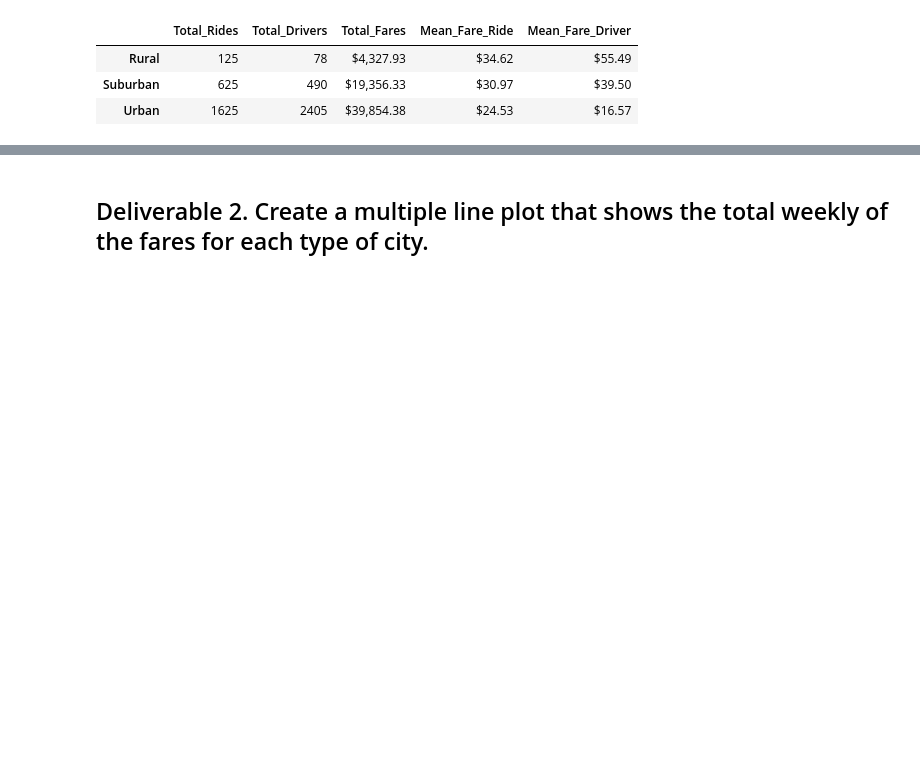
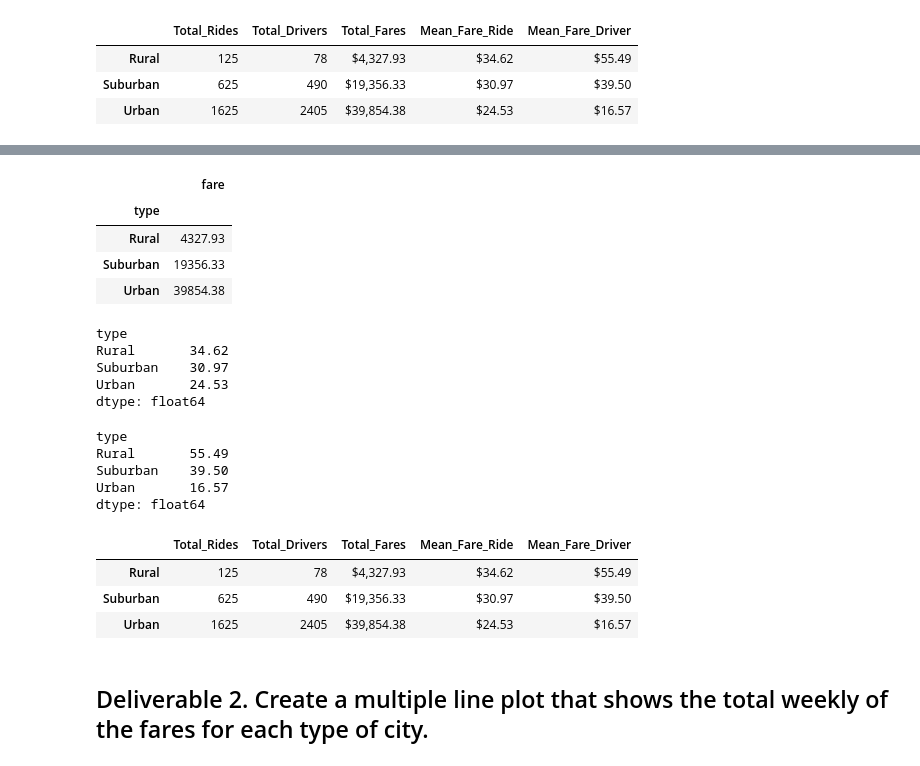
Before and after one commit to nabilram/pyber_analytics, a Jupyter notebook: PyBer_Challenge.ipynb, the cells around one changed output, grey strips where cells are left out. Cells and saved outputs as stored; diff of their text form; code cells hidden in the pictures; blank space fills up the shorter version.

```diff
--- a/PyBer_Challenge.ipynb
+++ b/PyBer_Challenge.ipynb
@@ -56,0 +76,30 @@ pyber_summary_df
+# %%
+#  3. Get the total amount of fares for each city type
+total_fares = pyber_df.groupby(["type"]).sum()[["fare"]]
+total_fares
+# %% [output]
+|  | fare |
+| type |  |
+| Rural | 4327.93 |
+| Suburban | 19356.33 |
+| Urban | 39854.38 |
+# %%
+#  4. Get the average fare per ride for each city type.
+fare_per_ride = round(pyber_df.groupby(["type"]).sum()["fare"] / pyber_df.groupby(["type"]).count()["ride_id"], 2)
+fare_per_ride
+# %% [output]
+type
+Rural       34.62
+Suburban    30.97
+Urban       24.53
+dtype: float64
+# %%
+# 5. Get the average fare per driver for each city type.
+fare_per_driver = round(pyber_df.groupby(["type"]).sum()["fare"] / driver_per_city.groupby(["type"]).sum()["driver_count"], 2)
+fare_per_driver
+# %% [output]
+type
+Rural       55.49
+Suburban    39.50
+Urban       16.57
+dtype: float64
@@ -57,3 +110,15 @@ pyber_summary_df
+# %%
+#  7 and 8. Cleaning up the DataFrame. Delete the index name + format as necessary
+pyber_summary_df.index.name = None
+pyber_summary_df["Total_Fares"] = pyber_summary_df["Total_Fares"].map("${:,.2f}".format)
+pyber_summary_df["Mean_Fare_Ride"] = pyber_summary_df["Mean_Fare_Ride"].map("${:,.2f}".format)
+pyber_summary_df["Mean_Fare_Driver"] = pyber_summary_df["Mean_Fare_Driver"].map("${:,.2f}".format)
+pyber_summary_df
+# %% [output]
+|  | Total_Rides | Total_Drivers | Total_Fares | Mean_Fare_Ride | Mean_Fare_Driver |
+| Rural | 125 | 78 | $4,327.93 | $34.62 | $55.49 |
+| Suburban | 625 | 490 | $19,356.33 | $30.97 | $39.50 |
+| Urban | 1625 | 2405 | $39,854.38 | $24.53 | $16.57 |
 # %% [markdown]
 ## Deliverable 2.  Create a multiple line plot that shows the total weekly of the fares for each type of city.
 # %%
```
Also changed, not shown: parts of 2 cells of this notebook.
